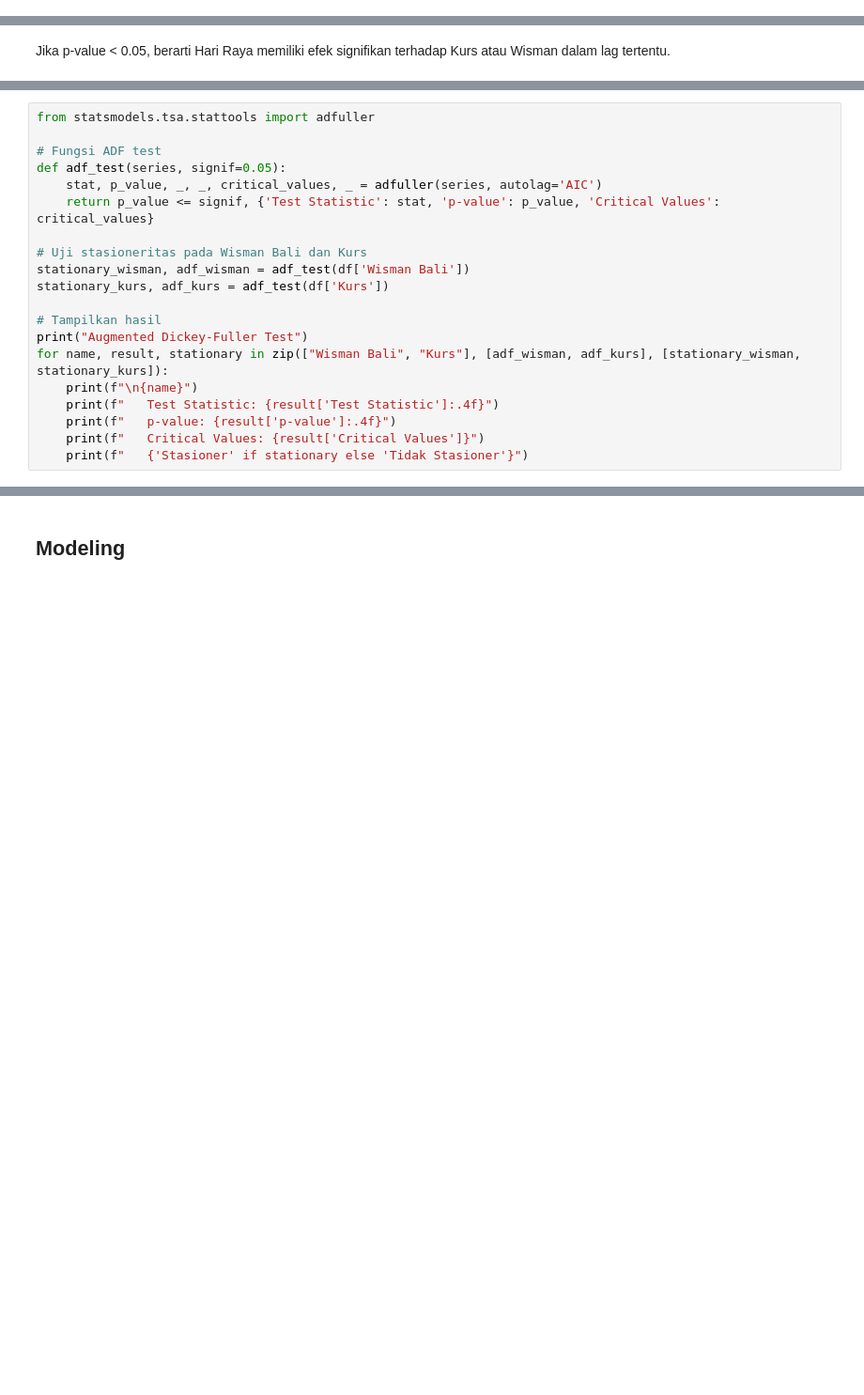
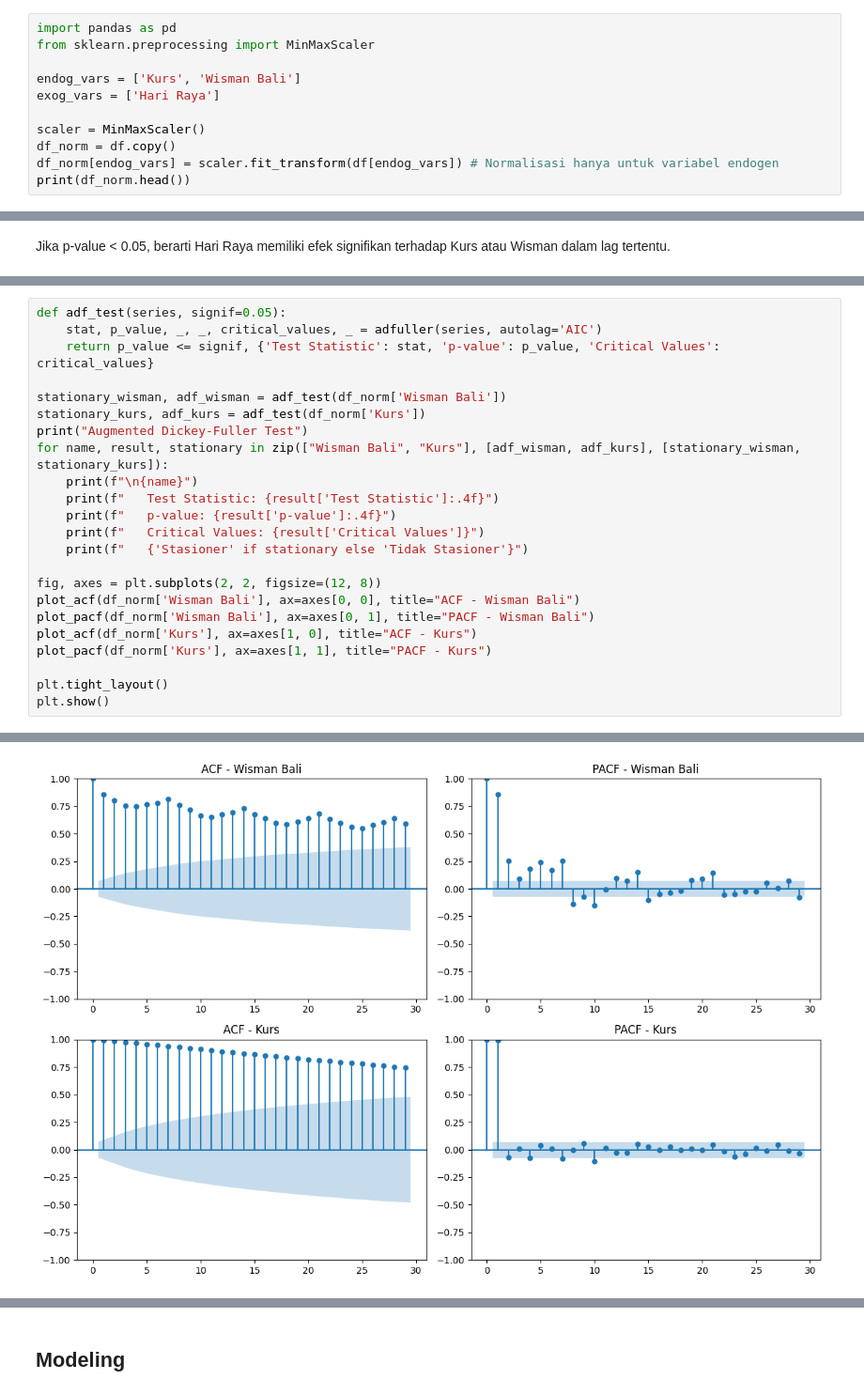
Before and after one commit to gladysadyaz/Hybrid-Method, a Jupyter notebook: Hybrid_VARX_LSTM.ipynb, the cells around one changed output, grey strips where cells are left out. Shown at 94% size. Drawn from its saved outputs; the diff is of its cells as text; blank space fills up the shorter version.

```diff
--- a/Hybrid_VARX_LSTM.ipynb
+++ b/Hybrid_VARX_LSTM.ipynb
@@ -37,0 +44,11 @@ Date
+# %%
+import pandas as pd
+from sklearn.preprocessing import MinMaxScaler
+
+endog_vars = ['Kurs', 'Wisman Bali']
+exog_vars = ['Hari Raya']
+
+scaler = MinMaxScaler()
+df_norm = df.copy()
+df_norm[endog_vars] = scaler.fit_transform(df[endog_vars]) # Normalisasi hanya untuk variabel endogen
+print(df_norm.head())
@@ -196,17 +246,11 @@ p-value: 0.4910130387494862
 Seri ini tidak berkointegrasi.
 # %%
-from statsmodels.tsa.stattools import adfuller
-
-# Fungsi ADF test
 def adf_test(series, signif=0.05):
     stat, p_value, _, _, critical_values, _ = adfuller(series, autolag='AIC')
     return p_value <= signif, {'Test Statistic': stat, 'p-value': p_value, 'Critical Values': critical_values}
 
-# Uji stasioneritas pada Wisman Bali dan Kurs
-stationary_wisman, adf_wisman = adf_test(df['Wisman Bali'])
-stationary_kurs, adf_kurs = adf_test(df['Kurs'])
-
-# Tampilkan hasil
+stationary_wisman, adf_wisman = adf_test(df_norm['Wisman Bali'])
+stationary_kurs, adf_kurs = adf_test(df_norm['Kurs'])
 print("Augmented Dickey-Fuller Test")
 for name, result, stationary in zip(["Wisman Bali", "Kurs"], [adf_wisman, adf_kurs], [stationary_wisman, stationary_kurs]):
     print(f"\n{name}")
@@ -214,6 +258,15 @@ for name, result, stationary in zip(["Wisman Bali", "Kurs"], [adf_wisman, adf_ku
     print(f"   p-value: {result['p-value']:.4f}")
     print(f"   Critical Values: {result['Critical Values']}")
     print(f"   {'Stasioner' if stationary else 'Tidak Stasioner'}")
+
+fig, axes = plt.subplots(2, 2, figsize=(12, 8))
+plot_acf(df_norm['Wisman Bali'], ax=axes[0, 0], title="ACF - Wisman Bali")
+plot_pacf(df_norm['Wisman Bali'], ax=axes[0, 1], title="PACF - Wisman Bali")
+plot_acf(df_norm['Kurs'], ax=axes[1, 0], title="ACF - Kurs")
+plot_pacf(df_norm['Kurs'], ax=axes[1, 1], title="PACF - Kurs")
+
+plt.tight_layout()
+plt.show()
 # %% [output]
 Augmented Dickey-Fuller Test
 
@@ -230,2 +283,3 @@ Kurs
    Tidak Stasioner
+[figure, added]
 # %%
```
Also changed, not shown: parts of 37 cells of this notebook.
